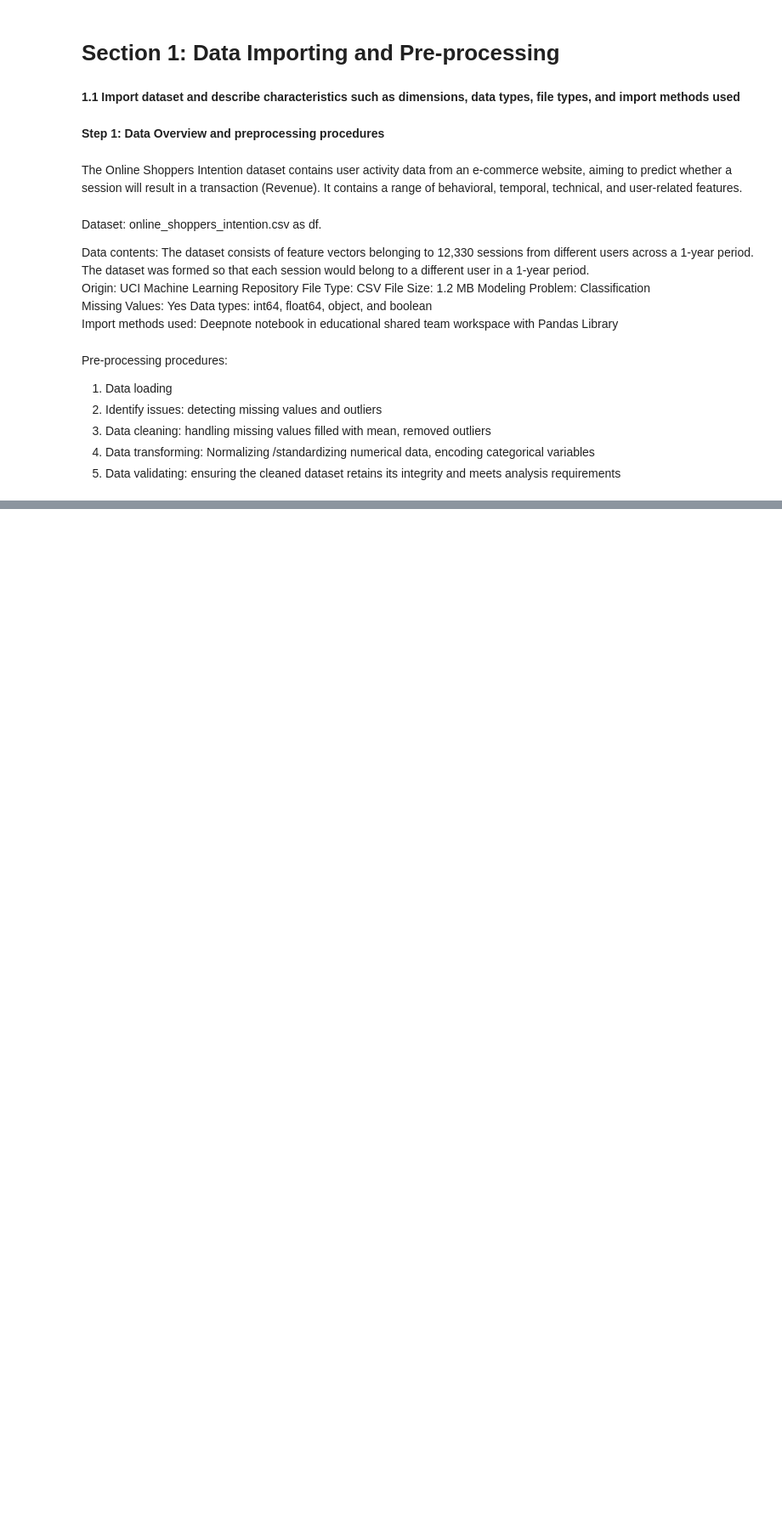
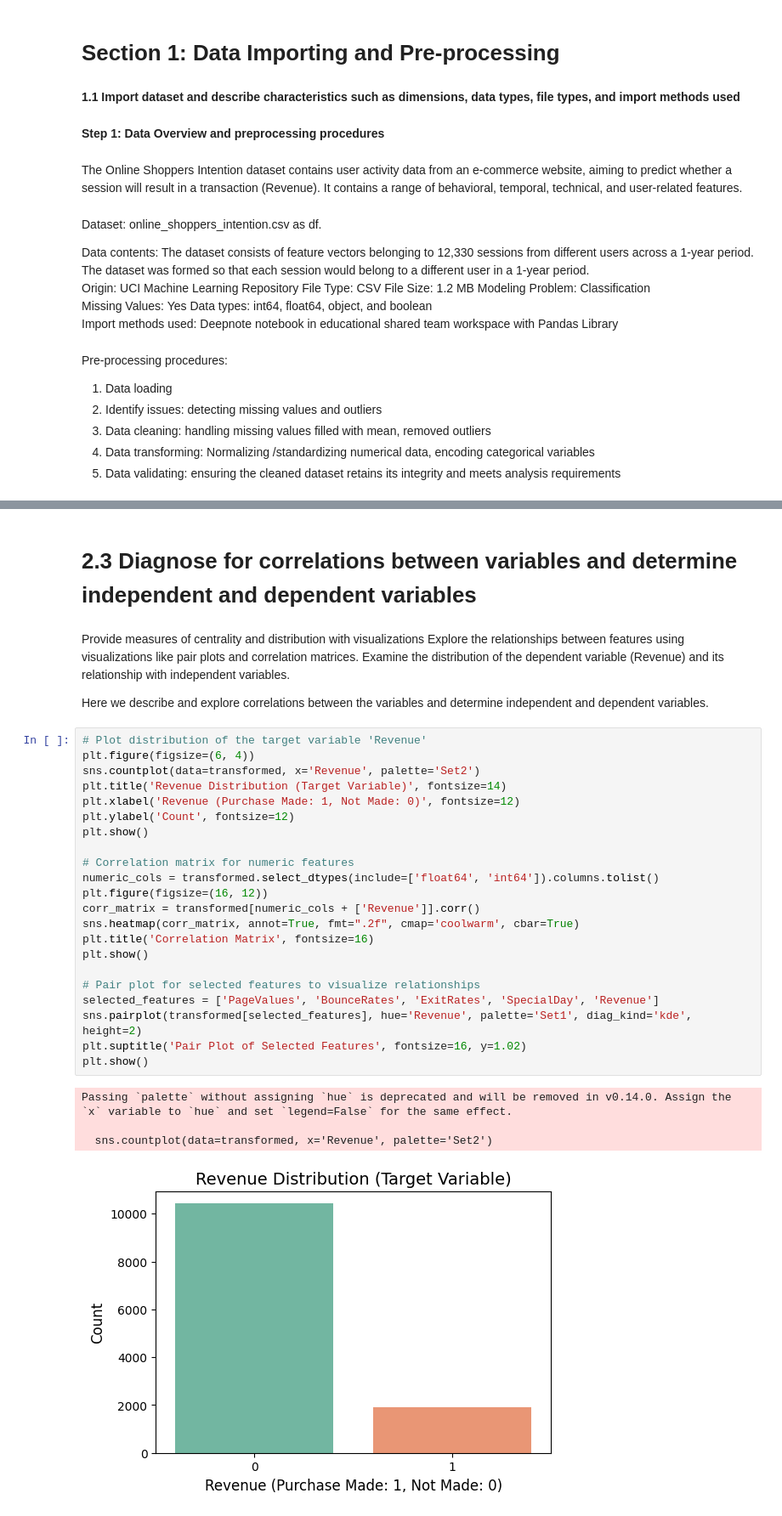
Before and after one commit to bartteeuwen/USD-Data-Science-Programming-Class, a Jupyter notebook: Data_Science_Programming.ipynb, the cells around one changed output, grey strips where cells are left out. Shown at 85% size. Cells and saved outputs as stored; diff of their text form; blank space fills up the shorter version.

```diff
--- a/Data_Science_Programming.ipynb
+++ b/Data_Science_Programming.ipynb
@@ -74,0 +638,35 @@ FileNotFoundError: [Errno 2] No such file or directory: 'online_shoppers_intenti
+# %% [markdown]
+# 2.3 Diagnose for correlations between variables and determine independent and dependent variables
+# %% [markdown]
+Provide measures of centrality and distribution with visualizations
+Explore the relationships between features using visualizations like pair plots and correlation matrices.
+Examine the distribution of the dependent variable (Revenue) and its relationship with independent variables.
+
+Here we describe and explore correlations between the variables and determine independent and dependent variables.
+# %%
+# Plot distribution of the target variable 'Revenue'
+plt.figure(figsize=(6, 4))
+sns.countplot(data=transformed, x='Revenue', palette='Set2')
+plt.title('Revenue Distribution (Target Variable)', fontsize=14)
+plt.xlabel('Revenue (Purchase Made: 1, Not Made: 0)', fontsize=12)
+plt.ylabel('Count', fontsize=12)
+plt.show()
+
+# Correlation matrix for numeric features
+numeric_cols = transformed.select_dtypes(include=['float64', 'int64']).columns.tolist()
+plt.figure(figsize=(16, 12))
+corr_matrix = transformed[numeric_cols + ['Revenue']].corr()
+sns.heatmap(corr_matrix, annot=True, fmt=".2f", cmap='coolwarm', cbar=True)
+plt.title('Correlation Matrix', fontsize=16)
+plt.show()
+
+# Pair plot for selected features to visualize relationships
+selected_features = ['PageValues', 'BounceRates', 'ExitRates', 'SpecialDay', 'Revenue']
+sns.pairplot(transformed[selected_features], hue='Revenue', palette='Set1', diag_kind='kde', height=2)
+plt.suptitle('Pair Plot of Selected Features', fontsize=16, y=1.02)
+plt.show()
+# %% [output]
+Passing `palette` without assigning `hue` is deprecated and will be removed in v0.14.0. Assign the `x` variable to `hue` and set `legend=False` for the same effect.
+
+  sns.countplot(data=transformed, x='Revenue', palette='Set2')
+[figure, added]
```
Also changed, not shown: parts of 56 cells of this notebook.
